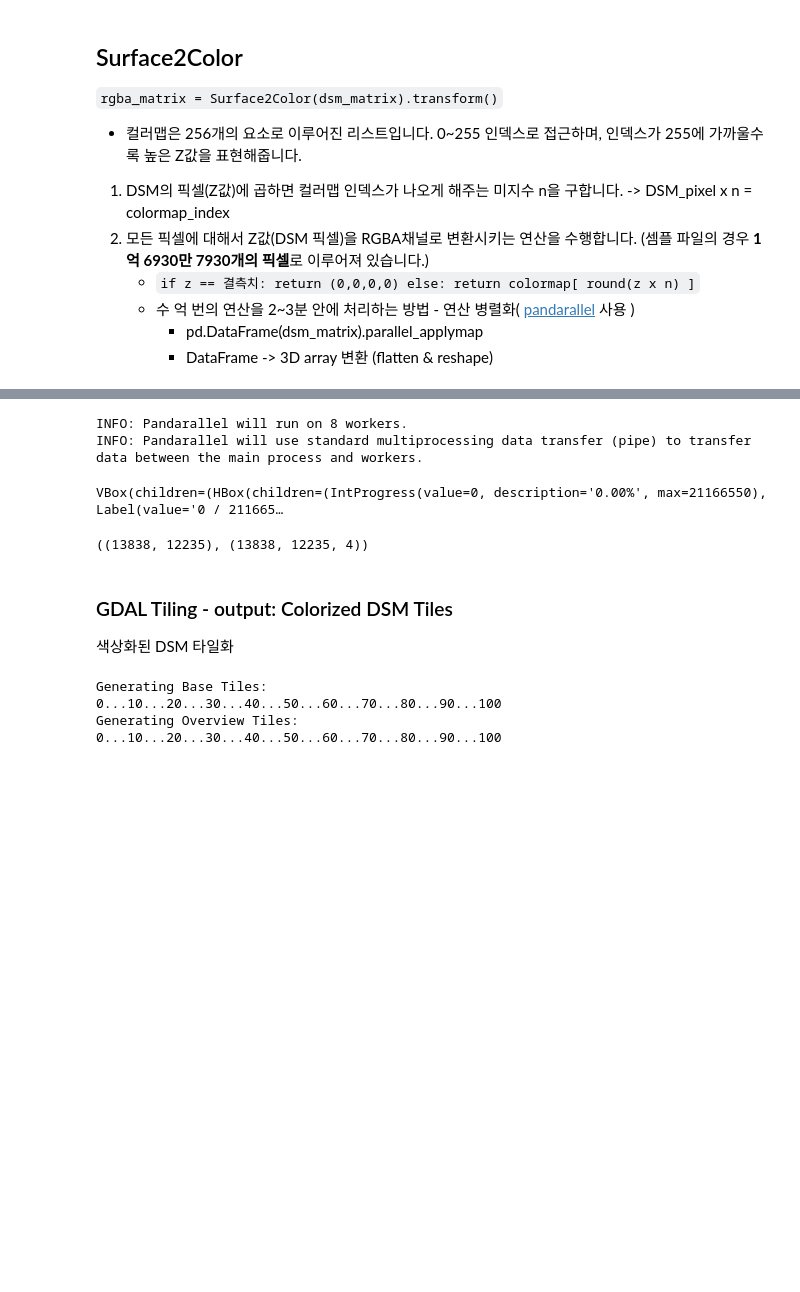
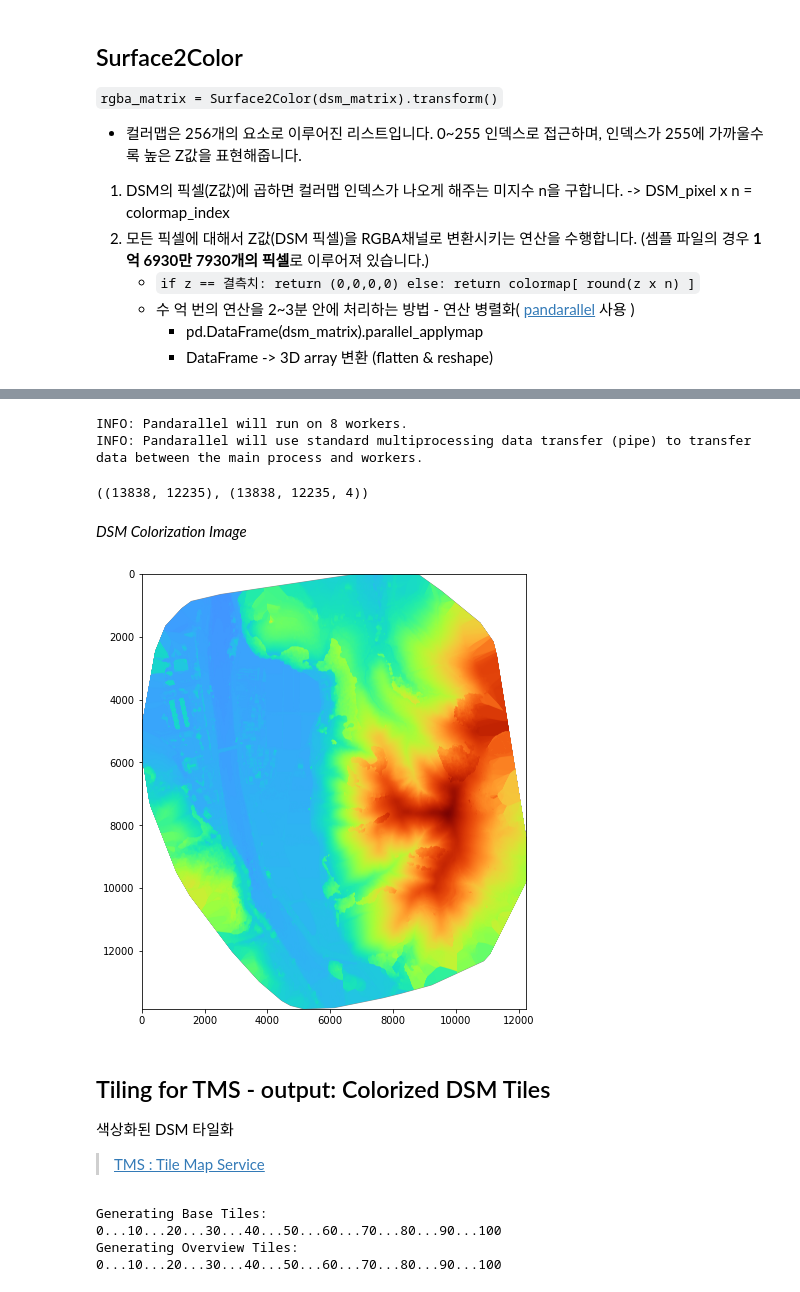
Before and after one commit to sociengineer/dsm-colorization-tiling, a Jupyter notebook: DsmColorizationTiling.ipynb, the cells around one changed output, grey strips where cells are left out. Cells and saved outputs as stored; diff of their text form; code cells hidden in the pictures; blank space fills up the shorter version.

```diff
--- a/DsmColorizationTiling.ipynb
+++ b/DsmColorizationTiling.ipynb
@@ -53,26 +55,26 @@ class Surface2Color:
 
     def __init__(self,matrix:Iterable):
         """ fit 함수를 겸합니다. """
+
         self._n = self._calculation_n(matrix)
         self.data_frame = pd.DataFrame(matrix)
 
     def transform(self) -> pd.DataFrame:
         """ Z DataFrame -> RGBA DataFrame """
 
-        pandarallel.initialize(progress_bar=True) # progress_bar 옵션은 테스트시에만 사용
+        pandarallel.initialize()
         rgba_df = self.data_frame.parallel_applymap(self._proc_unit)
-        # reshape 작업 , pd.DataFrame 요소가 리스트라고 shape 처리가 되는것이 아니므로 수동으로 해야 한다
         rgba_flatten = np.array([list(rgba) for rgba in rgba_df.to_numpy().flatten()]).flatten()
-
         rgba_shape = self.data_frame.shape + (4,)
         return rgba_flatten.reshape(rgba_shape).astype(np.uint8)
 
     def _proc_unit(self,z:float) -> np.array:
         """ z 값을 rgba로 변환합니다. """
+
         if z == self.MISSING_VALUE:
             return self.MISSING_PIXEL
         if self._min_v < 0:
-            z += abs(self._min_v)
+            z += abs(self._min_v) # 양수화
         normalized_value = z * self._n
         return self.COLOR_MAP[round(normalized_value)]
 
@@ -82,7 +84,6 @@ class Surface2Color:
         values = list(np.unique(np.array(matrix).flatten()))
         values.remove(self.MISSING_VALUE)
         self._min_v , self._max_v = min(values), max(values)
-        # 모든 값들을 양수로 올렸을 때 최대값
-        self._pas_max_v = self._max_v + ( abs(self._min_v) if self._min_v < 0 else 0 )
+        self._pas_max_v = self._max_v + ( abs(self._min_v) if self._min_v < 0 else 0 ) # 양수화된 분포의 최대값
 
         return self.FEATURE_RANGE / self._pas_max_v
@@ -113,11 +132,18 @@ dsm_z_matrix.shape , dsm_rgba_matrix.shape
 # %% [output]
 INFO: Pandarallel will run on 8 workers.
 INFO: Pandarallel will use standard multiprocessing data transfer (pipe) to transfer data between the main process and workers.
-VBox(children=(HBox(children=(IntProgress(value=0, description='0.00%', max=21166550), Label(value='0 / 211665…
+((13838, 12235), (13838, 12235, 4))
-((13838, 12235), (13838, 12235, 4))
+# %% [markdown]
+*DSM Colorization Image*
+# %%
+plt.figure(figsize=(8,8))
+_=plt.imshow(dsm_rgba_matrix)
+# %% [output]
+[figure, added]
 # %% [markdown]
-### GDAL Tiling - output: Colorized DSM Tiles
+## Tiling for TMS - output: Colorized DSM Tiles
 색상화된 DSM 타일화
+> [TMS : Tile Map Service](https://wiki.openstreetmap.org/wiki/TMS)
 # %%
 from gdal2tiles import generate_tiles
 
```
Also changed, not shown: parts of 12 cells of this notebook, 1 other file.
